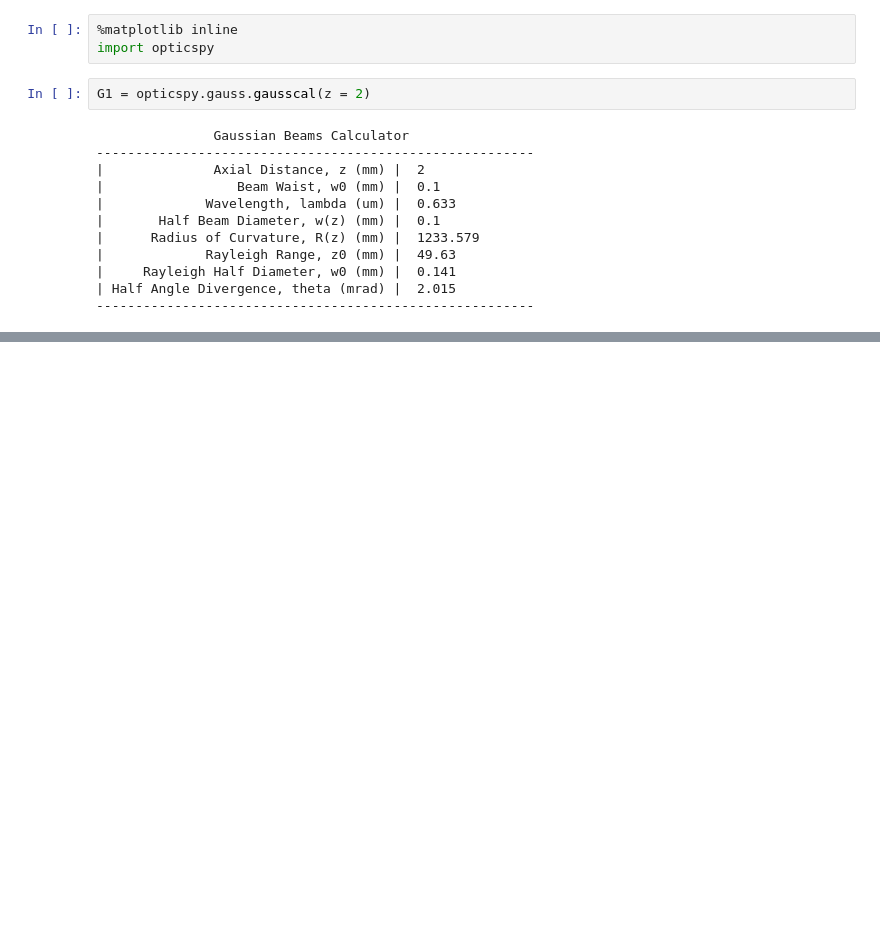
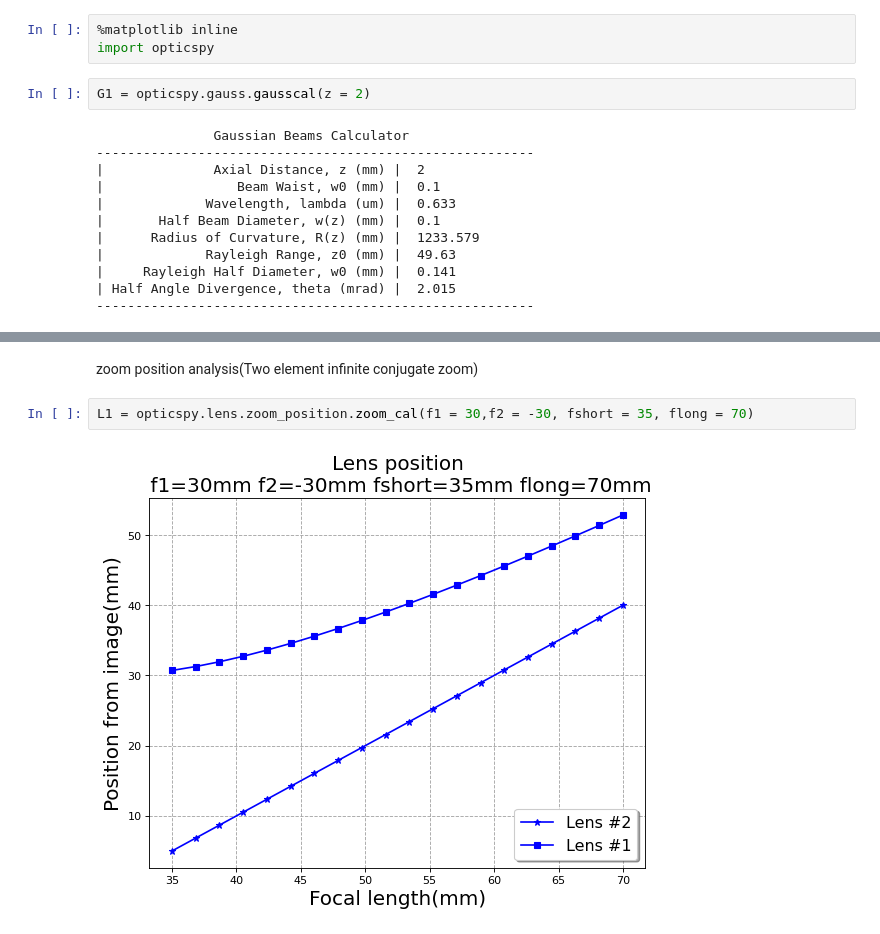
Before and after one commit to jwgu/opticspy, a Jupyter notebook: notebooks/other_functions.ipynb, the cells around one changed output, grey strips where cells are left out. Cells and saved outputs as stored; diff of their text form; blank space fills up the shorter version.

```diff
--- a/notebooks/other_functions.ipynb
+++ b/notebooks/other_functions.ipynb
@@ -33,0 +39,6 @@ AttributeError: module 'matplotlib.cbook' has no attribute '_string_to_bool'
+# %% [markdown]
+zoom position analysis(Two element infinite conjugate zoom)
+# %%
+L1 = opticspy.lens.zoom_position.zoom_cal(f1 = 30,f2 = -30, fshort = 35, flong = 70)
+# %% [output]
+[figure, added]
```
Also changed, not shown: parts of 20 cells of this notebook, 9 other files.
